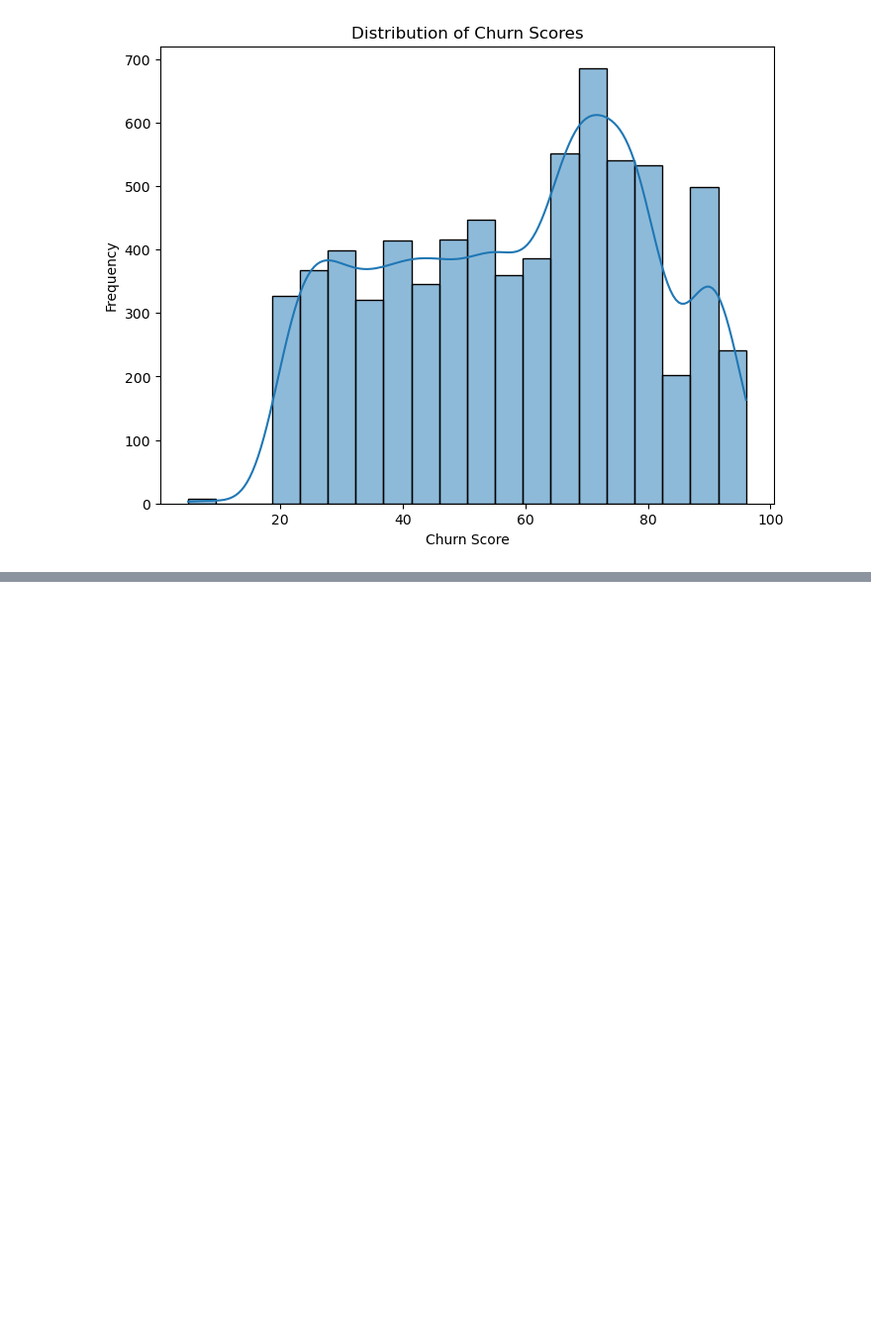
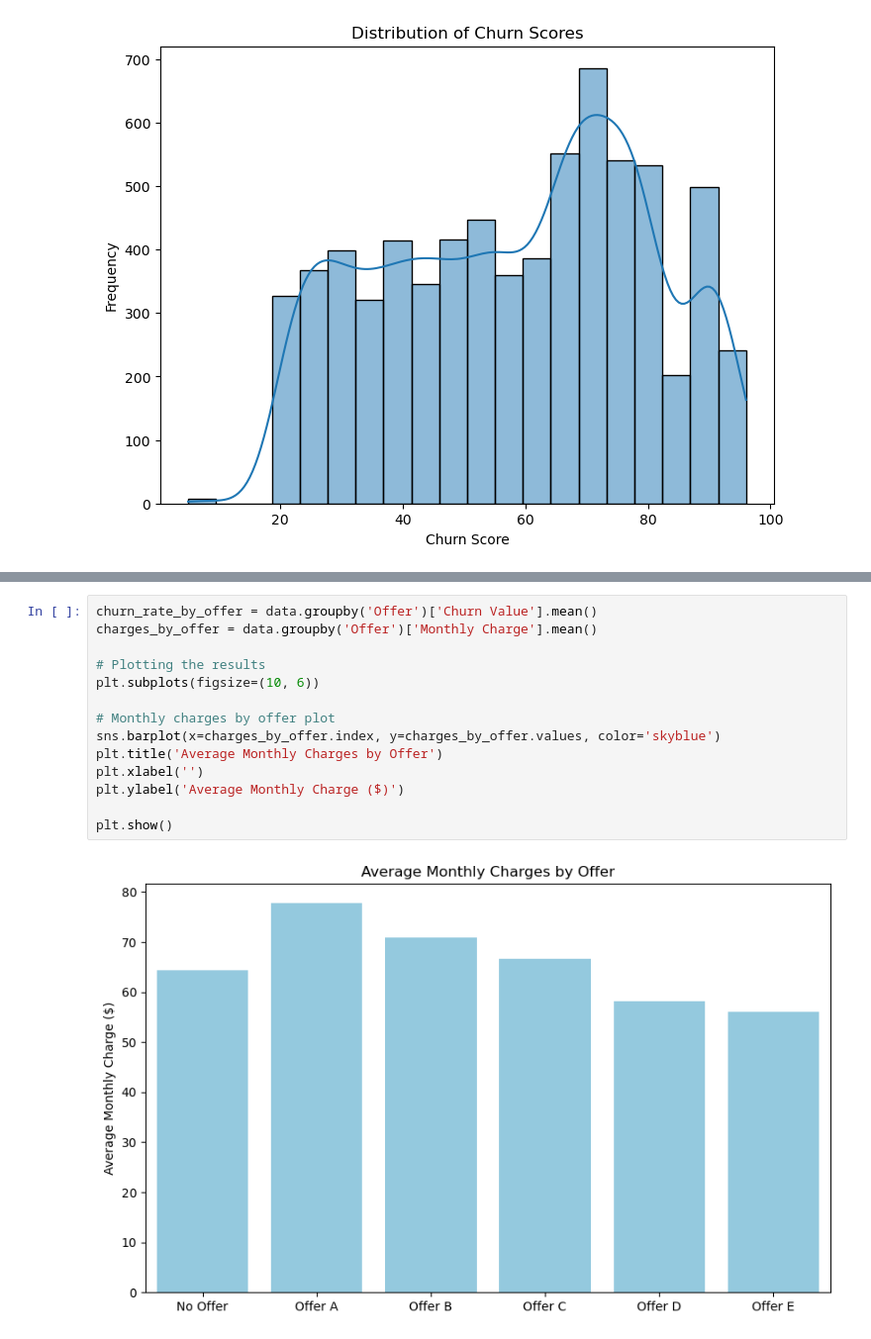
Before and after one commit to Jacky-Lam-CY/PROG74010-DataProject, a Jupyter notebook: PROG74010-DataProject.ipynb, the cells around one changed output, grey strips where cells are left out. Shown at 99% size. Drawn from its saved outputs; the diff is of its cells as text; blank space fills up the shorter version.

```diff
--- a/PROG74010-DataProject.ipynb
+++ b/PROG74010-DataProject.ipynb
@@ -1070,0 +1289,16 @@ Data columns (total 40 columns):
+# %%
+churn_rate_by_offer = data.groupby('Offer')['Churn Value'].mean()
+charges_by_offer = data.groupby('Offer')['Monthly Charge'].mean()
+
+# Plotting the results
+plt.subplots(figsize=(10, 6))
+
+# Monthly charges by offer plot
+sns.barplot(x=charges_by_offer.index, y=charges_by_offer.values, color='skyblue')
+plt.title('Average Monthly Charges by Offer')
+plt.xlabel('')
+plt.ylabel('Average Monthly Charge ($)')
+
+plt.show()
+# %% [output]
+[figure, added]
```
Also changed, not shown: parts of 23 cells of this notebook.
